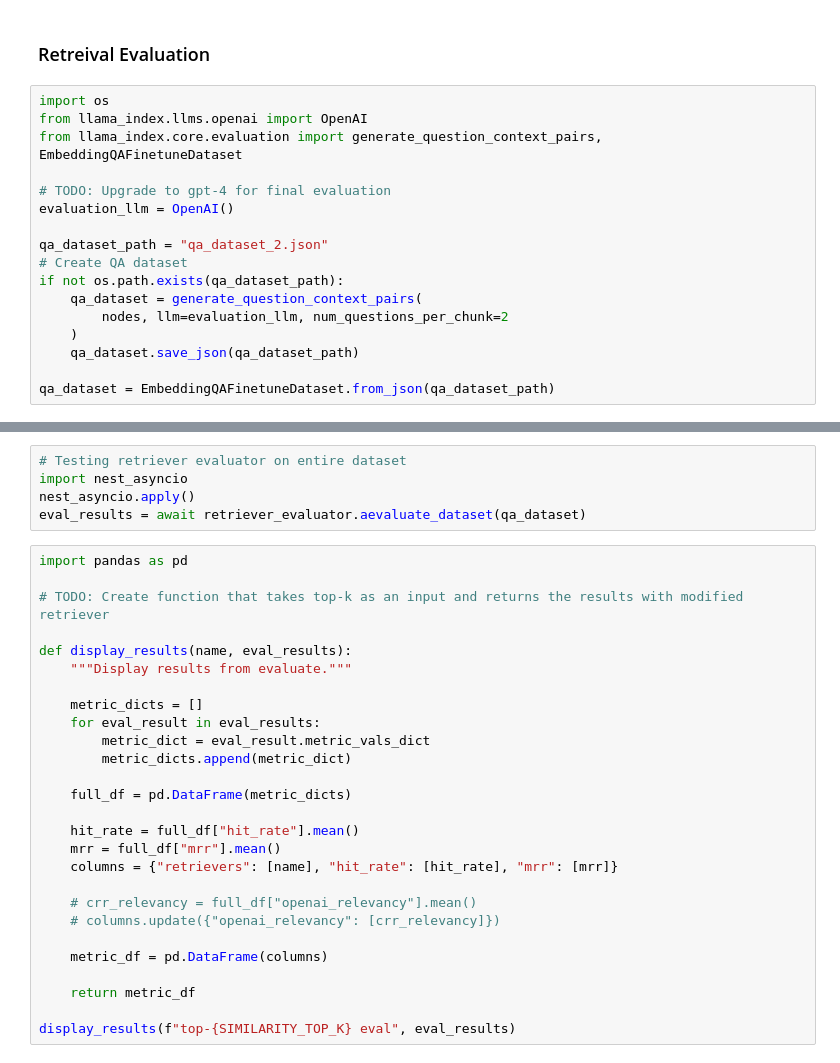
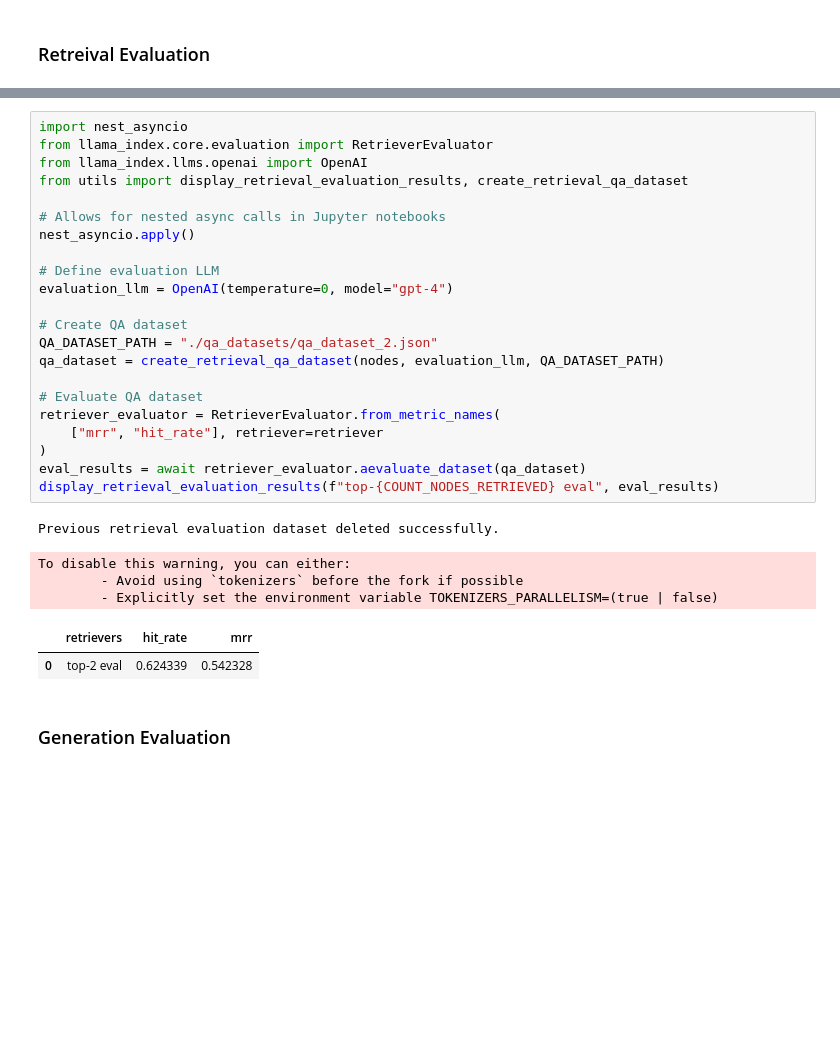
Before and after one commit to myz96/rag-pipeline, a Jupyter notebook: rai_assignment/rag2.ipynb, the cells around one changed output, grey strips where cells are left out. Cells and saved outputs as stored; diff of their text form; blank space fills up the shorter version.

```diff
--- a/rai_assignment/rag2.ipynb
+++ b/rai_assignment/rag2.ipynb
@@ -61,19 +77,2 @@ The problems with HN were a bizarre edge case that occurs when you both write es
 # %% [markdown]
 ### Retreival Evaluation
-# %%
-import os
-from llama_index.llms.openai import OpenAI
-from llama_index.core.evaluation import generate_question_context_pairs, EmbeddingQAFinetuneDataset
-
-# TODO: Upgrade to gpt-4 for final evaluation
-evaluation_llm = OpenAI()
-
-qa_dataset_path = "qa_dataset_2.json"
-# Create QA dataset
-if not os.path.exists(qa_dataset_path):
-    qa_dataset = generate_question_context_pairs(
-        nodes, llm=evaluation_llm, num_questions_per_chunk=2
-    )
-    qa_dataset.save_json(qa_dataset_path)
-
-qa_dataset = EmbeddingQAFinetuneDataset.from_json(qa_dataset_path)
@@ -109,32 +79,31 @@ AttributeError: 'NoneType' object has no attribute 'search_batch'
-# %%
-# Testing retriever evaluator on entire dataset
-import nest_asyncio
-nest_asyncio.apply()
-eval_results = await retriever_evaluator.aevaluate_dataset(qa_dataset)
-# %%
-import pandas as pd
-
-# TODO: Create function that takes top-k as an input and returns the results with modified retriever
-
-def display_results(name, eval_results):
-    """Display results from evaluate."""
-
-    metric_dicts = []
-    for eval_result in eval_results:
-        metric_dict = eval_result.metric_vals_dict
-        metric_dicts.append(metric_dict)
-
-    full_df = pd.DataFrame(metric_dicts)
-
-    hit_rate = full_df["hit_rate"].mean()
-    mrr = full_df["mrr"].mean()
-    columns = {"retrievers": [name], "hit_rate": [hit_rate], "mrr": [mrr]}
-
-    # crr_relevancy = full_df["openai_relevancy"].mean()
-    # columns.update({"openai_relevancy": [crr_relevancy]})
-
-    metric_df = pd.DataFrame(columns)
-
-    return metric_df
-
-display_results(f"top-{SIMILARITY_TOP_K} eval", eval_results)
+# %%
+import nest_asyncio
+from llama_index.core.evaluation import RetrieverEvaluator
+from llama_index.llms.openai import OpenAI
+from utils import display_retrieval_evaluation_results, create_retrieval_qa_dataset
+
+# Allows for nested async calls in Jupyter notebooks
+nest_asyncio.apply()
+
+# Define evaluation LLM
+evaluation_llm = OpenAI(temperature=0, model="gpt-4")
+
+# Create QA dataset
+QA_DATASET_PATH = "./qa_datasets/qa_dataset_2.json"
+qa_dataset = create_retrieval_qa_dataset(nodes, evaluation_llm, QA_DATASET_PATH)
+
+# Evaluate QA dataset
+retriever_evaluator = RetrieverEvaluator.from_metric_names(
+    ["mrr", "hit_rate"], retriever=retriever
+)
+eval_results = await retriever_evaluator.aevaluate_dataset(qa_dataset)
+display_retrieval_evaluation_results(f"top-{COUNT_NODES_RETRIEVED} eval", eval_results)
+# %% [output]
+Previous retrieval evaluation dataset deleted successfully.
+To disable this warning, you can either:
+        - Avoid using `tokenizers` before the fork if possible
+        - Explicitly set the environment variable TOKENIZERS_PARALLELISM=(true | false)
+|  | retrievers | hit_rate | mrr |
+| 0 | top-2 eval | 0.624339 | 0.542328 |
+# %% [markdown]
+### Generation Evaluation
```
Also changed, not shown: parts of 20 cells of this notebook, 15 other files.
